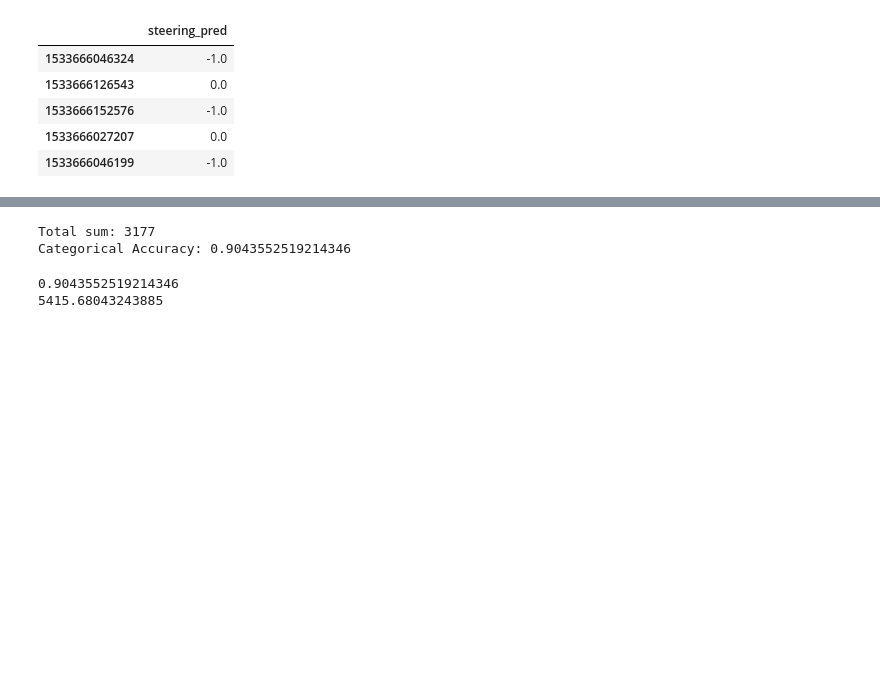
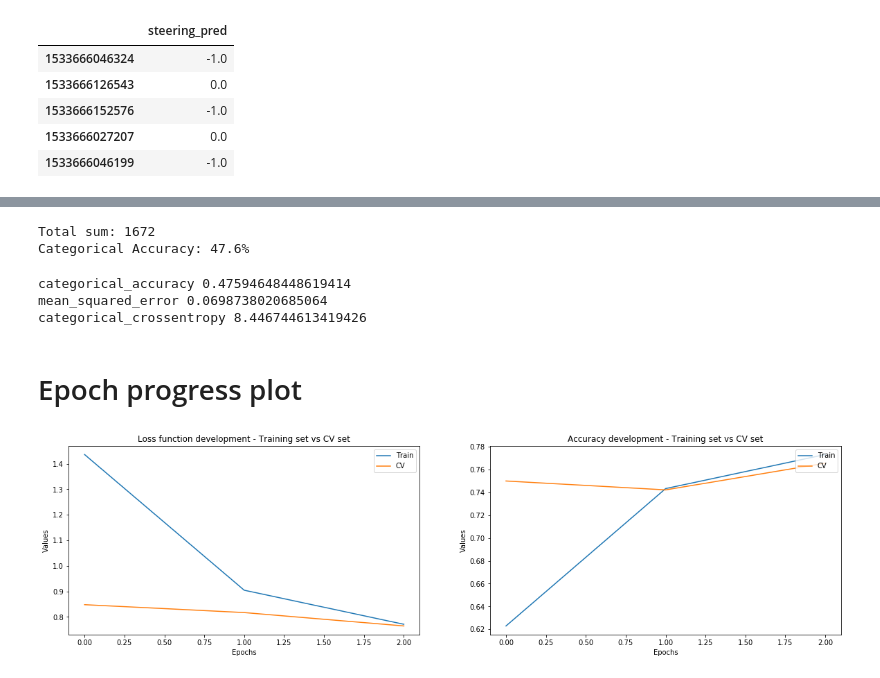
Before and after one commit to pines-and-electronics/muleAI, a Jupyter notebook: mule/offline2_visual_analysis.ipynb, the cells around one changed output, grey strips where cells are left out. Saved outputs shown, nothing was run; the diff lists cells and outputs as text; code cells hidden in the pictures; blank space fills up the shorter version.

Commit message:
refactor Offline script functions merged and cleaned up

```diff
--- a/mule/offline2_visual_analysis.ipynb
+++ b/mule/offline2_visual_analysis.ipynb
@@ -452,8 +449,8 @@ MSE: 0.5988591706813942
 # %%
-# Categorical accuracy from the
+# Categorical accuracy (= number correctly categorized)
 # Sum the correctly matching categories
 targets = df_records['steering_signal'].values
-predictions = df_small['steering_pred'].values
+predictions = y_pred_floats['steering_pred'].values
 N = predictions.shape[0]
 sums_cumul = list()
 for y_actual, y_pred in zip(targets,predictions):
@@ -467,20 +464,58 @@ for y_actual, y_pred in zip(targets,predictions):
     #print(y_actual, " - ",y_pred, "=",part_sum)
     #sums_cumul.append(part_sum)
 print("Total sum:",sum(sums_cumul))
-print("Categorical Accuracy:",sum(sums_cumul)/N)
+print("Categorical Accuracy: {:0.1f}%".format(sum(sums_cumul)/N*100))
 # %% [output]
-Total sum: 3177
-Categorical Accuracy: 0.9043552519214346
+Total sum: 1672
+Categorical Accuracy: 47.6%
 # %%
 sess = tf.InteractiveSession()
 with sess.as_default():
-    overall_accuracy = ks.metrics.categorical_accuracy(bin_Y(res['steering_signal']), bin_Y(res['steering_pred'])).eval()
-    overall_categorical_crossentropy = ks.losses.categorical_crossentropy(ks.backend.constant(bin_Y(res['steering_signal'])),
-                                                                          ks.backend.constant(bin_Y(res['steering_pred']))).eval()
-print(sum(overall_accuracy)/len(res['steering_signal']))
-print(sum(overall_categorical_crossentropy))
+    ks_categorical_accuracy = ks.metrics.categorical_accuracy(bin_Y(df_records['steering_signal']), bin_Y(y_pred_floats['steering_pred'])).eval()
+    ks_mean_squared_error = ks.metrics.mean_squared_error(bin_Y(df_records['steering_signal']), bin_Y(y_pred_floats['steering_pred'])).eval()
+
+    ks_categorical_crossentropy = ks.losses.categorical_crossentropy(ks.backend.constant(bin_Y(df_records['steering_signal'])),
+                                                                          ks.backend.constant(bin_Y(y_pred_floats['steering_pred']))).eval()
+print("categorical_accuracy", sum(ks_categorical_accuracy)/N)
+print("mean_squared_error",sum(ks_mean_squared_error)/N)
+print("categorical_crossentropy",sum(ks_categorical_crossentropy)/N)
 # %% [output]
-0.9043552519214346
-5415.68043243885
+categorical_accuracy 0.47594648448619414
+mean_squared_error 0.0698738020685064
+categorical_crossentropy 8.446744613419426
+# %% [markdown]
+# Epoch progress plot
+# %%
+#model_title = "10 Epochs"
+def plot_hist(history_dict, accuracy_name, model_title):
+    #fig = plt.figure(figsize=(5,4))
+    #fig=plt.figure(figsize=(20, 10),facecolor='white')
+
+    #f, (ax1, ax2) = plt.subplots(1, 2, figsize=(20, 5),sharey=False,facecolor='white')
+    bgcolor = '0.15'
+    bgcolor = 'white'
+    f, (ax1, ax2) = plt.subplots(1, 2, figsize=(20, 5),sharey=False,facecolor=bgcolor)
+
+    ax1.plot(history_dict['epoch'],  history_dict['history']['loss'],label="Train")
+    ax1.plot(history_dict['epoch'],  history_dict['history']['val_loss'],label="CV")
+    ax1.set_title("Loss function development - Training set vs CV set")
+    ax1.legend(loc='upper right')
+    ax1.set_xlabel('Epochs')
+    ax1.set_ylabel('Values')
+
+    ax2.plot(history_dict['epoch'],  history_dict['history'][accuracy_name],label="Train")
+    ax2.plot(history_dict['epoch'],  history_dict['history']['val_'+accuracy_name],label="CV")
+    ax2.set_title("Accuracy development - Training set vs CV set")
+    ax2.legend(loc='upper right')
+    ax2.set_xlabel('Epochs')
+    ax2.set_ylabel('Values')
+
+    plt.suptitle(model_title, fontsize=16)
+
+    plt.show()
+
+plot_hist(history_dict,'categorical_accuracy',model_title="")
+# %% [output]
+[figure, added]
 # %%
 def get_n_predictions(model,frames,indices):
```
Also changed, not shown: parts of 31 cells of this notebook, 1 other file.
